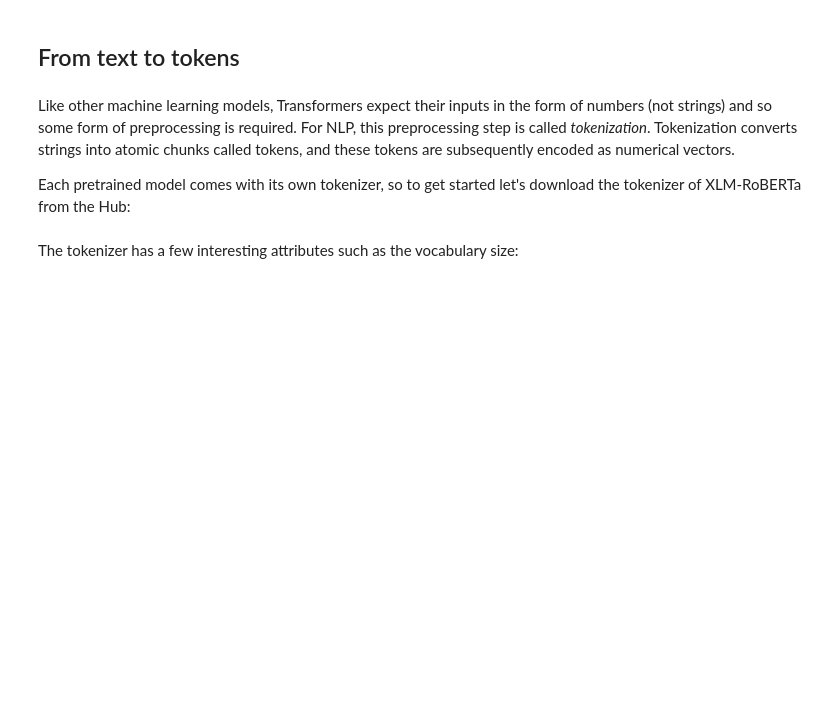
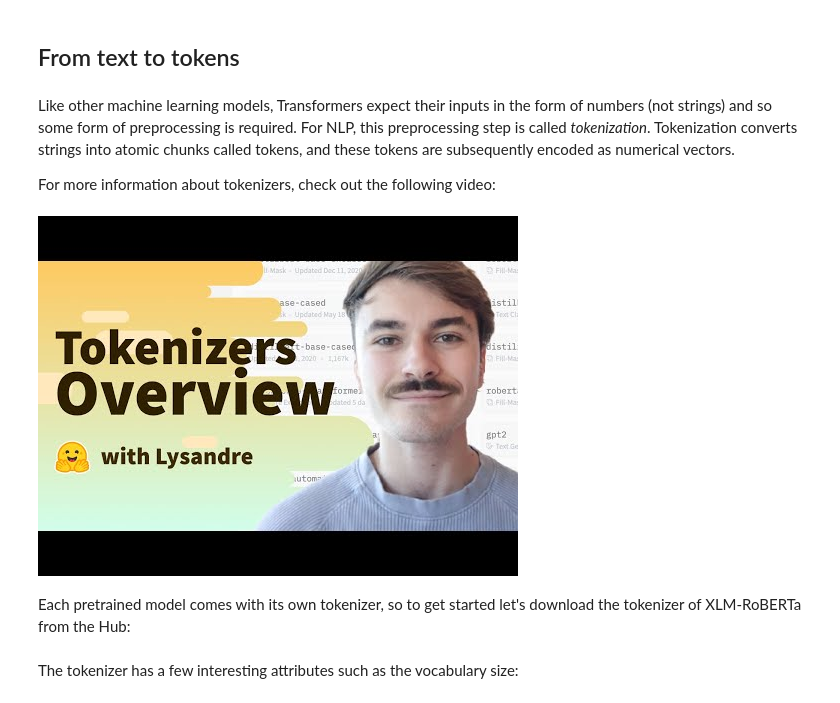
Before and after one commit to huggingface/workshops, a Jupyter notebook: nlp-zurich/02-text-classification.ipynb, the cells around one changed output. Saved outputs shown, nothing was run; the diff lists cells and outputs as text; code cells hidden in the pictures; blank space fills up the shorter version.

```diff
--- a/nlp-zurich/02-text-classification.ipynb
+++ b/nlp-zurich/02-text-classification.ipynb
@@ -355,10 +362,16 @@ mean_absolute_error(zeroshot_preds["labels"], zeroshot_preds["zeroshot_predictio
 For reference, the MARC paper quotes MAE results from mBERT in the range of 0.5-0.7. Let's see if we can get close to that with XLM-RoBERTa!
 # %% [markdown]
 ## From text to tokens
-# %% [markdown]
-Like other machine learning models, Transformers expect their inputs in the form of numbers (not strings) and so some form of preprocessing is required. For NLP, this preprocessing step is called _tokenization_. Tokenization converts strings into atomic chunks called tokens, and these tokens are subsequently encoded as numerical vectors.
-
-Each pretrained model comes with its own tokenizer, so to get started let's download the tokenizer of XLM-RoBERTa from the Hub:
+# %% [markdown]
+Like other machine learning models, Transformers expect their inputs in the form of numbers (not strings) and so some form of preprocessing is required. For NLP, this preprocessing step is called _tokenization_. Tokenization converts strings into atomic chunks called tokens, and these tokens are subsequently encoded as numerical vectors.
+
+For more information about tokenizers, check out the following video:
+# %%
+YouTubeVideo("VFp38yj8h3A", width=600, height=400)
+# %% [output]
+[figure, added]
+# %% [markdown]
+Each pretrained model comes with its own tokenizer, so to get started let's download the tokenizer of XLM-RoBERTa from the Hub:
 # %%
 from transformers import AutoTokenizer
 
```
Also changed, not shown: parts of 18 cells of this notebook, 2 other files.
